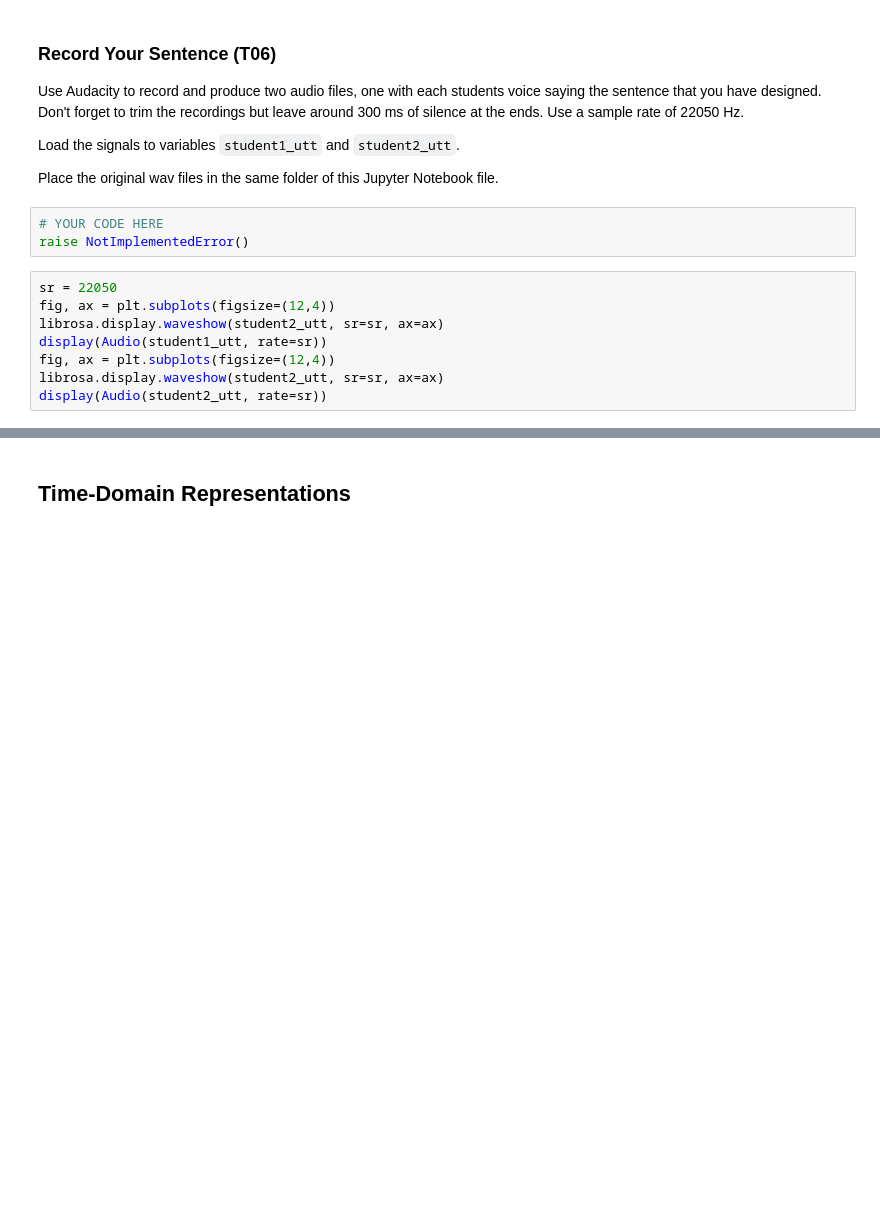
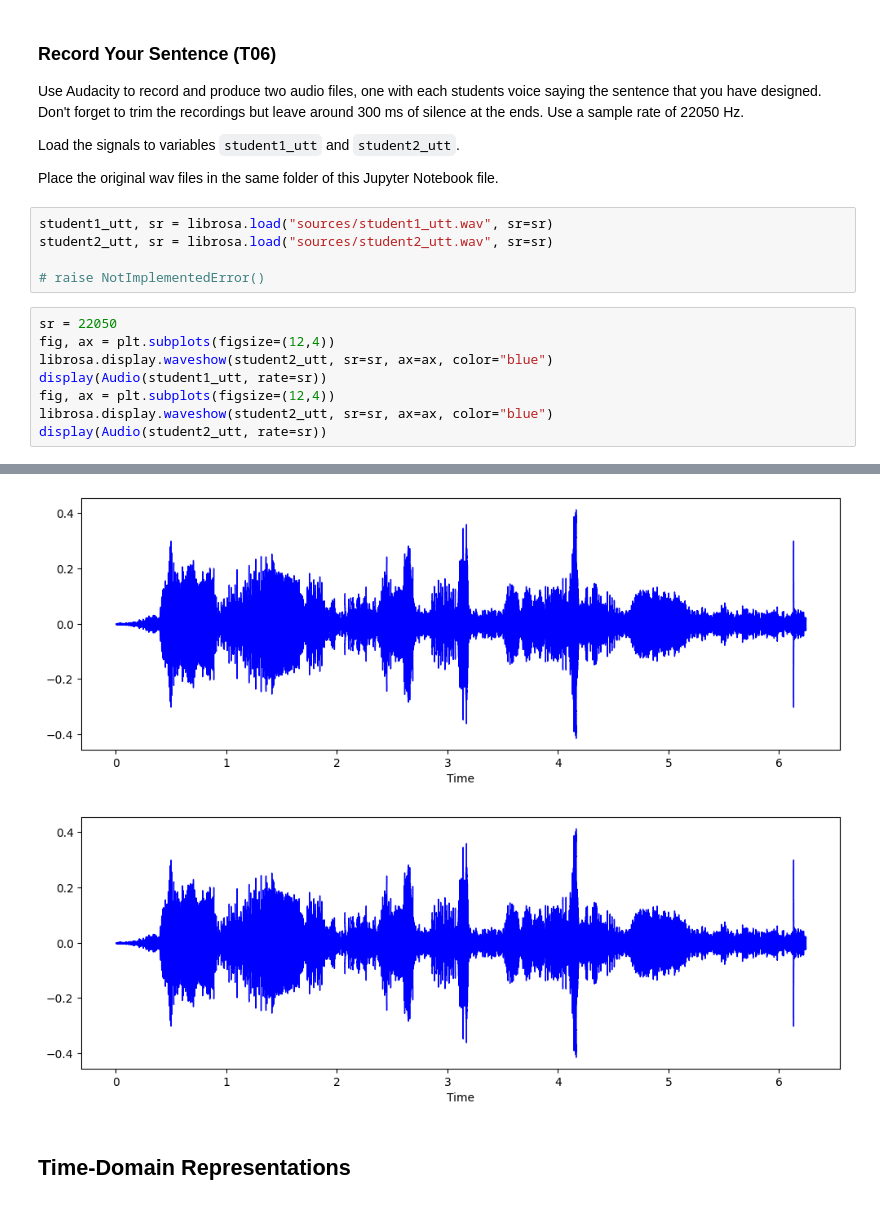
Before and after one commit to danieleavolio/Spoken-Language-Processing, a Jupyter notebook: Lab/Assignment1/slp-lab1.ipynb, the cells around one changed output, grey strips where cells are left out. Drawn from its saved outputs; the diff is of its cells as text; blank space fills up the shorter version.

```diff
--- a/Lab/Assignment1/slp-lab1.ipynb
+++ b/Lab/Assignment1/slp-lab1.ipynb
@@ -329,13 +336,16 @@ Load the signals to variables `student1_utt` and `student2_utt`.
 
 Place the original wav files in the same folder of this Jupyter Notebook file.
 # %%
-# YOUR CODE HERE
-raise NotImplementedError()
+student1_utt, sr = librosa.load("sources/student1_utt.wav", sr=sr)
+student2_utt, sr = librosa.load("sources/student2_utt.wav", sr=sr)
+
+# raise NotImplementedError()
 # %%
 sr = 22050
 fig, ax = plt.subplots(figsize=(12,4))
-librosa.display.waveshow(student2_utt, sr=sr, ax=ax)
+librosa.display.waveshow(student2_utt, sr=sr, ax=ax, color="blue")
 display(Audio(student1_utt, rate=sr))
 fig, ax = plt.subplots(figsize=(12,4))
-librosa.display.waveshow(student2_utt, sr=sr, ax=ax)
+librosa.display.waveshow(student2_utt, sr=sr, ax=ax, color="blue")
 display(Audio(student2_utt, rate=sr))
+# %% [output]
@@ -342,3 +354,5 @@ display(Audio(student2_utt, rate=sr))
+[figure, added]
+[figure, added]
 # %% [markdown]
 ## Time-Domain Representations
 # %% [markdown]
```
Also changed, not shown: parts of 7 cells of this notebook, 4 other files.
